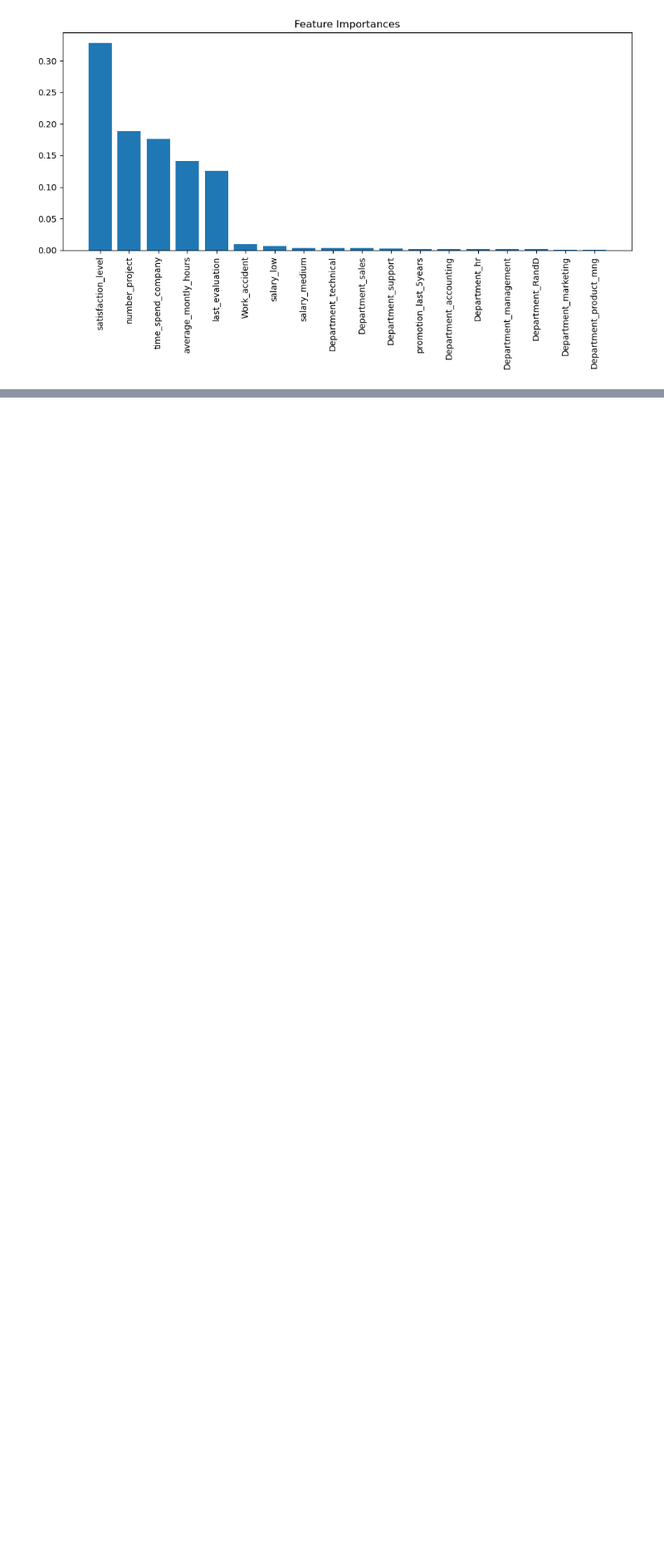
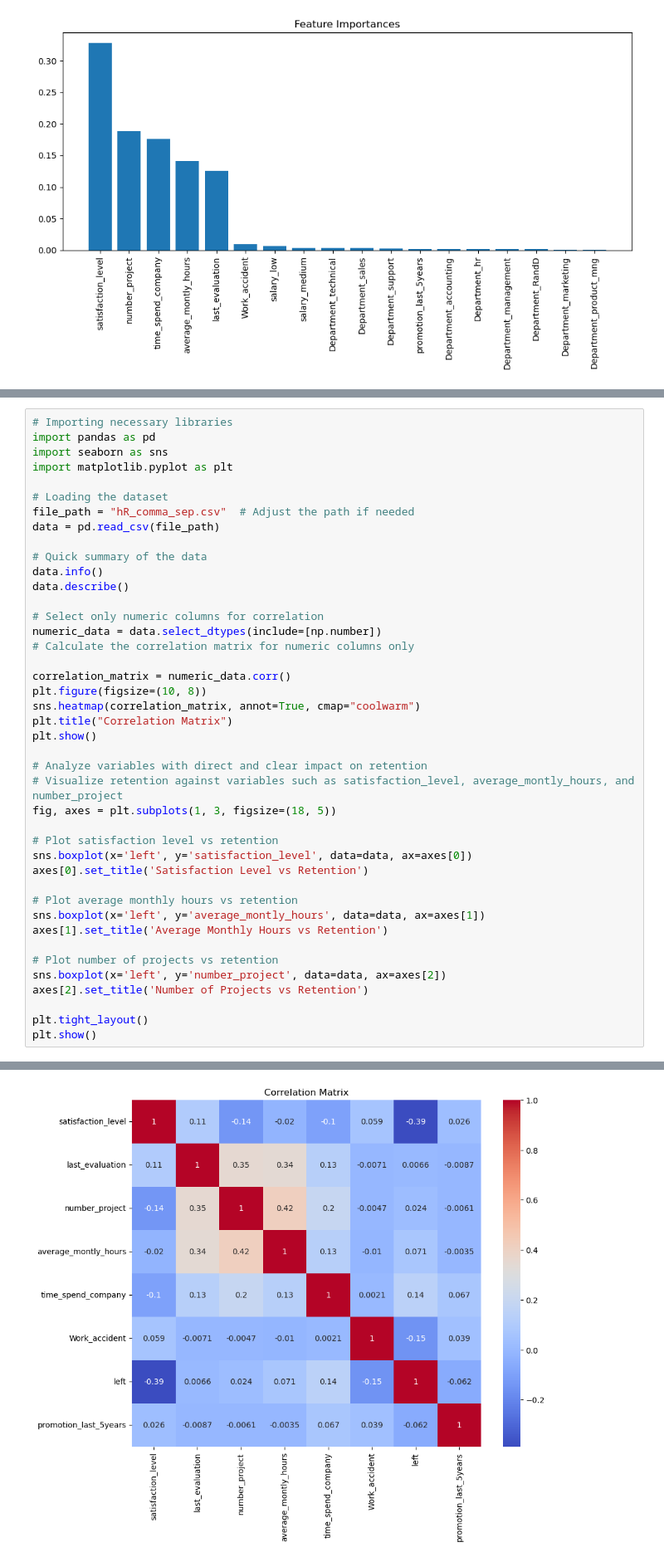
Before and after one commit to ricscar2570/portfolio, a Jupyter notebook: Case Study HR Salifort Motors.ipynb, the cells around one changed output, grey strips where cells are left out. Shown: that part at 83% size. Drawn from its saved outputs; the diff is of its cells as text; blank space fills up the shorter version.

```diff
--- a/Case Study HR Salifort Motors.ipynb
+++ b/Case Study HR Salifort Motors.ipynb
@@ -214,0 +223,43 @@ Questo notebook offre quindi una base solida per l'implementazione di strategie
+# %%
+# Importing necessary libraries
+import pandas as pd
+import seaborn as sns
+import matplotlib.pyplot as plt
+
+# Loading the dataset
+file_path = "hR_comma_sep.csv"  # Adjust the path if needed
+data = pd.read_csv(file_path)
+
+# Quick summary of the data
+data.info()
+data.describe()
+
+# Select only numeric columns for correlation
+numeric_data = data.select_dtypes(include=[np.number])
+# Calculate the correlation matrix for numeric columns only
+
+correlation_matrix = numeric_data.corr()
+plt.figure(figsize=(10, 8))
+sns.heatmap(correlation_matrix, annot=True, cmap="coolwarm")
+plt.title("Correlation Matrix")
+plt.show()
+
+# Analyze variables with direct and clear impact on retention
+# Visualize retention against variables such as satisfaction_level, average_montly_hours, and number_project
+fig, axes = plt.subplots(1, 3, figsize=(18, 5))
+
+# Plot satisfaction level vs retention
+sns.boxplot(x='left', y='satisfaction_level', data=data, ax=axes[0])
+axes[0].set_title('Satisfaction Level vs Retention')
+
+# Plot average monthly hours vs retention
+sns.boxplot(x='left', y='average_montly_hours', data=data, ax=axes[1])
+axes[1].set_title('Average Monthly Hours vs Retention')
+
+# Plot number of projects vs retention
+sns.boxplot(x='left', y='number_project', data=data, ax=axes[2])
+axes[2].set_title('Number of Projects vs Retention')
+
+plt.tight_layout()
+plt.show()
+# %% [output]
@@ -214,0 +283 @@ Questo notebook offre quindi una base solida per l'implementazione di strategie
+[figure, added]
```
Also changed, not shown: parts of 5 cells of this notebook.
